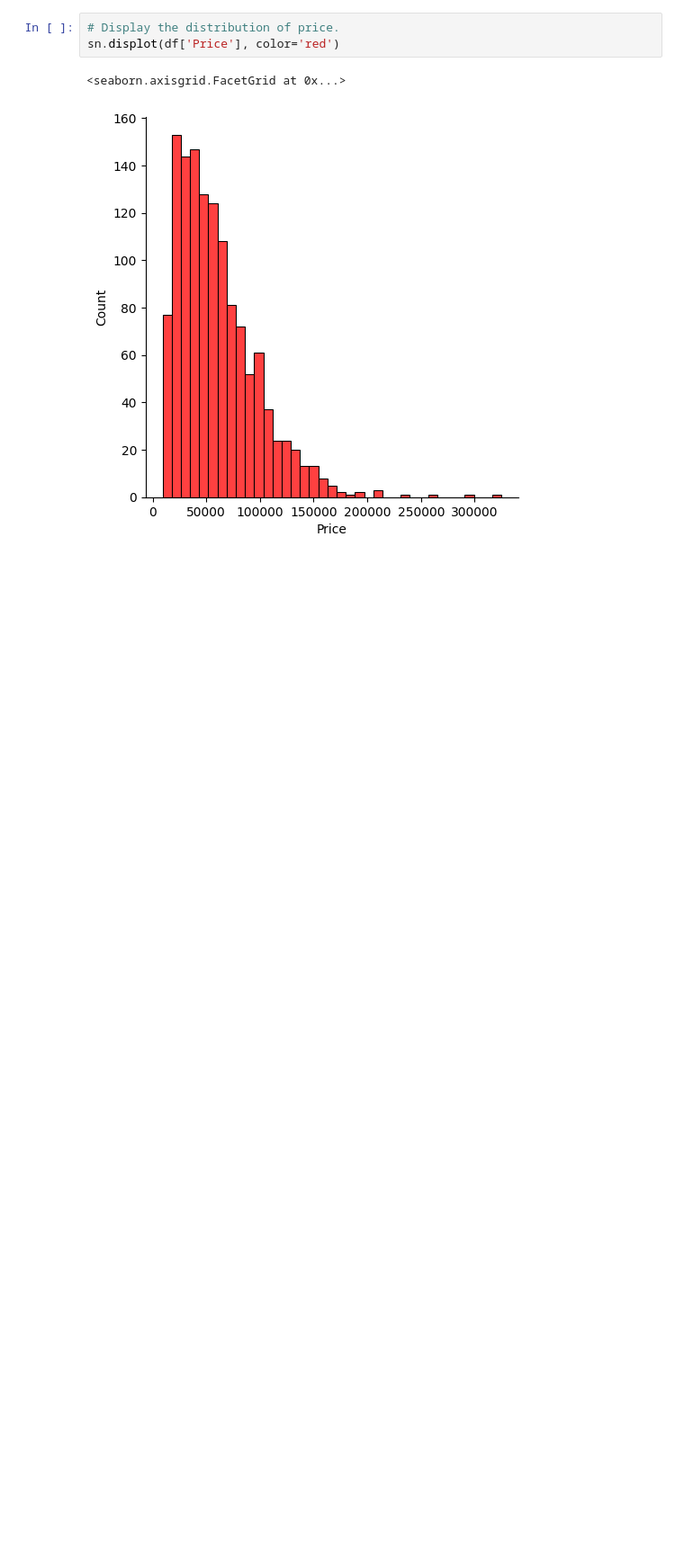
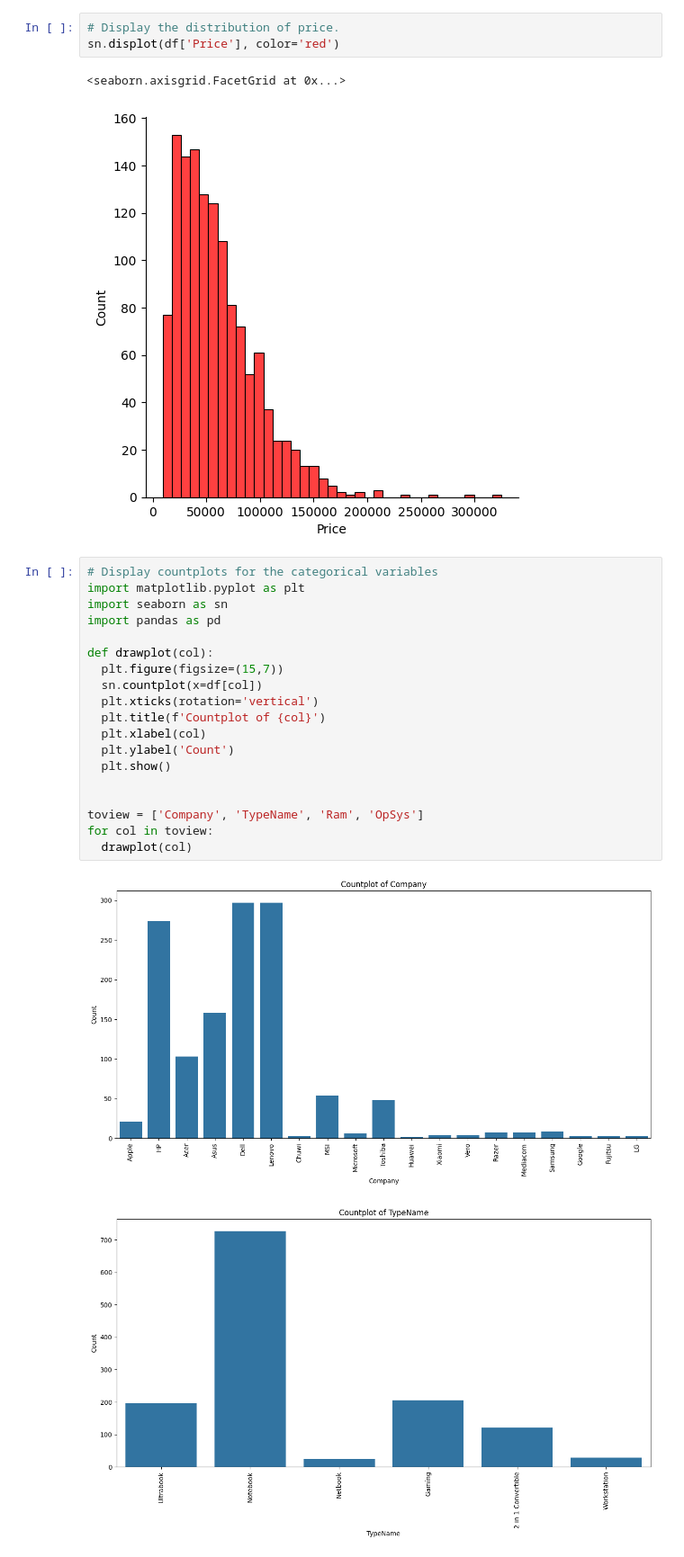
Before and after one commit to AAdewunmi/Laptop_Prices_Prediction_Project, a Jupyter notebook: Laptop_Price_Predictor.ipynb, the cells around one changed output. Shown: that part at 90% size. Cells and saved outputs as stored; diff of their text form; blank space fills up the shorter version.

Commit message:
Display countplots for the categorical variables

```diff
--- a/Laptop_Price_Predictor.ipynb
+++ b/Laptop_Price_Predictor.ipynb
@@ -178,3 +178,25 @@ sn.displot(df['Price'], color='red')
 # %% [output]
 <seaborn.axisgrid.FacetGrid at 0x...>
 [figure]
+# %%
+# Display countplots for the categorical variables
+import matplotlib.pyplot as plt
+import seaborn as sn
+import pandas as pd
+
+def drawplot(col):
+  plt.figure(figsize=(15,7))
+  sn.countplot(x=df[col])
+  plt.xticks(rotation='vertical')
+  plt.title(f'Countplot of {col}')
+  plt.xlabel(col)
+  plt.ylabel('Count')
+  plt.show()
+
+
+toview = ['Company', 'TypeName', 'Ram', 'OpSys']
+for col in toview:
+  drawplot(col)
+# %% [output]
+[figure, added]
+[figure, added]
```
Also changed, not shown: parts of 1 cell of this notebook.
